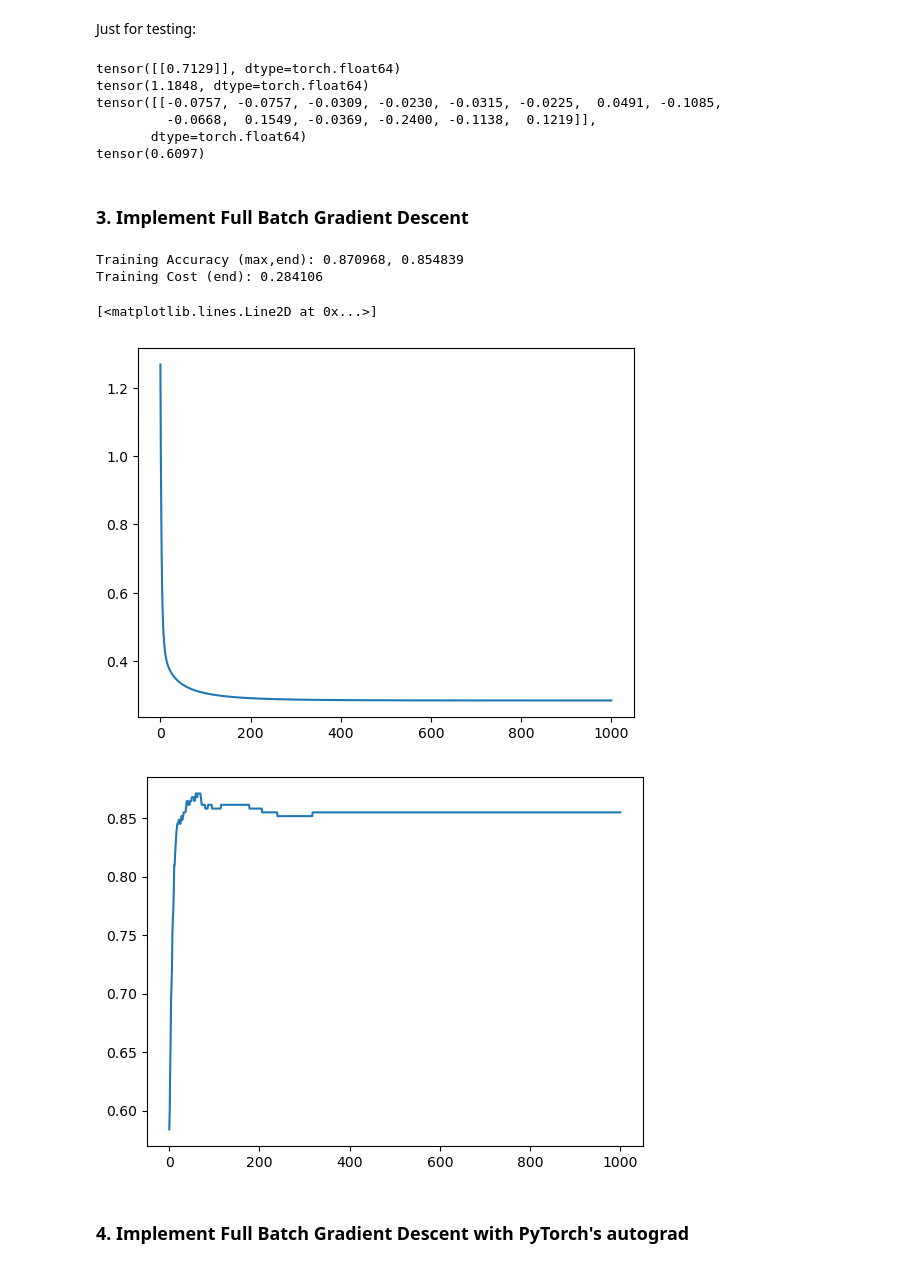
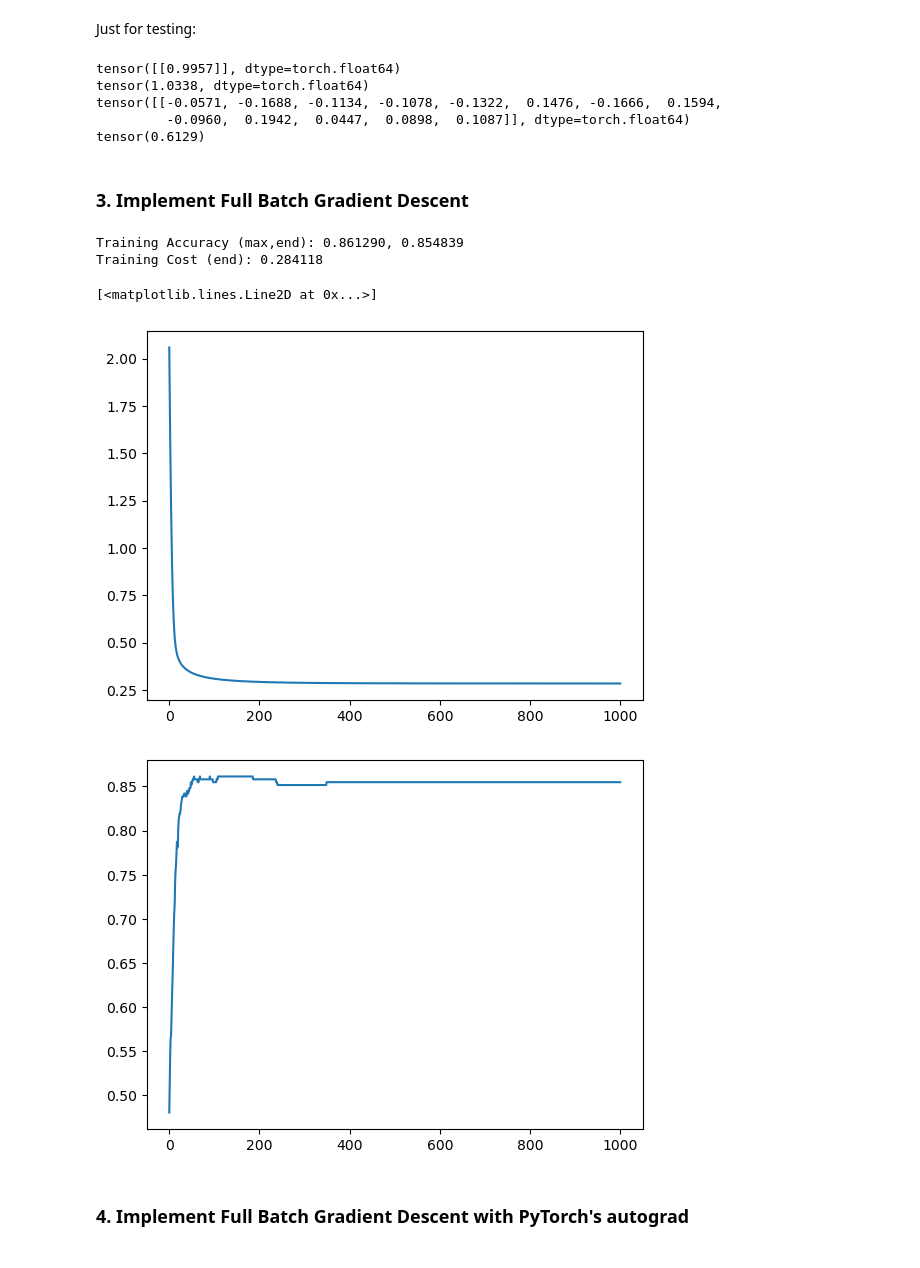
Before and after one commit to Dr-Shab/MSE-DeepLearn, a Jupyter notebook: DL-PW-02-G26_Drilon_Chia-Hua/pw02_binary_classification_GD_stud.ipynb, the cells around one changed output. Cells and saved outputs as stored; diff of their text form; code cells hidden in the pictures.

```diff
--- a/DL-PW-02-G26_Drilon_Chia-Hua/pw02_binary_classification_GD_stud.ipynb
+++ b/DL-PW-02-G26_Drilon_Chia-Hua/pw02_binary_classification_GD_stud.ipynb
@@ -92,18 +92,17 @@ def accuracy(Y,Yhat):
 # %% [markdown]
 Just for testing:
 # %%
-W = torch.randn((1,14), dtype=torch.double)
+W = torch.randn((1,13), dtype=torch.double)
 print(predict(X[0],W))
 print(cost(X,Y,W))
 print(gradient_cost(X,Y,W))
 print(accuracy(Y,predict(X,W)))
 # %% [output]
-tensor([[0.7129]], dtype=torch.float64)
-tensor(1.1848, dtype=torch.float64)
-tensor([[-0.0757, -0.0757, -0.0309, -0.0230, -0.0315, -0.0225,  0.0491, -0.1085,
-         -0.0668,  0.1549, -0.0369, -0.2400, -0.1138,  0.1219]],
-       dtype=torch.float64)
-tensor(0.6097)
+tensor([[0.9957]], dtype=torch.float64)
+tensor(1.0338, dtype=torch.float64)
+tensor([[-0.0571, -0.1688, -0.1134, -0.1078, -0.1322,  0.1476, -0.1666,  0.1594,
+         -0.0960,  0.1942,  0.0447,  0.0898,  0.1087]], dtype=torch.float64)
+tensor(0.6129)
 # %% [markdown]
 ### 3. Implement Full Batch Gradient Descent
 # %%
@@ -112,39 +111,39 @@ nepochs = 1000
 lr = 1.0
 
 ## initial parameter
-W = torch.randn((1,14), dtype=torch.double)
+W = torch.randn((1,13), dtype=torch.double)
 
 # track the costs
 costs = [cost(X,Y,W)]
 accs = [accuracy(Y,predict(X,W))]
 
 # YOUR CODE (START)
 
 # loop over the epochs: update parameter values, compute the cost and add it to the costs list
 for epoch in range(nepochs):
     grad = gradient_cost(X, Y, W)
     W -= lr * grad
     costs.append(cost(X,Y,W))
     accs.append(accuracy(Y,predict(X,W)))
 
 accs = np.array(accs)
 # YOUR CODE (END)
 
 # some output
 accs = np.array(accs)
 
 print("Training Accuracy (max,end): %f, %f"%(np.max(accs), accs[-1]))
 print("Training Cost (end): %f"%costs[-1].item())
 plt.figure(1)
 plt.plot(range(nepochs+1),costs)
 plt.figure(2)
 plt.plot(range(nepochs+1),accs)
 # %% [output]
-Training Accuracy (max,end): 0.870968, 0.854839
-Training Cost (end): 0.284106
+Training Accuracy (max,end): 0.861290, 0.854839
+Training Cost (end): 0.284118
 [<matplotlib.lines.Line2D at 0x...>]
-[figure, old version]
+[figure, new version]
-[figure, old version]
+[figure, new version]
 # %% [markdown]
 ### 4. Implement Full Batch Gradient Descent with PyTorch's autograd
 # %%
```
Also changed, not shown: parts of 2 cells of this notebook.
